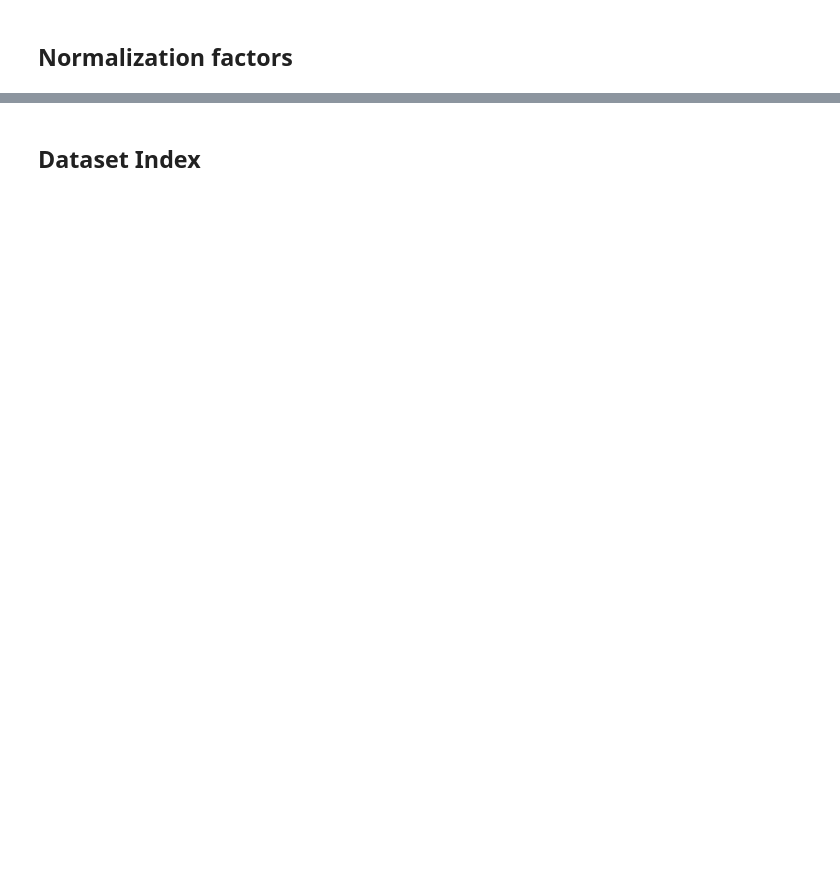
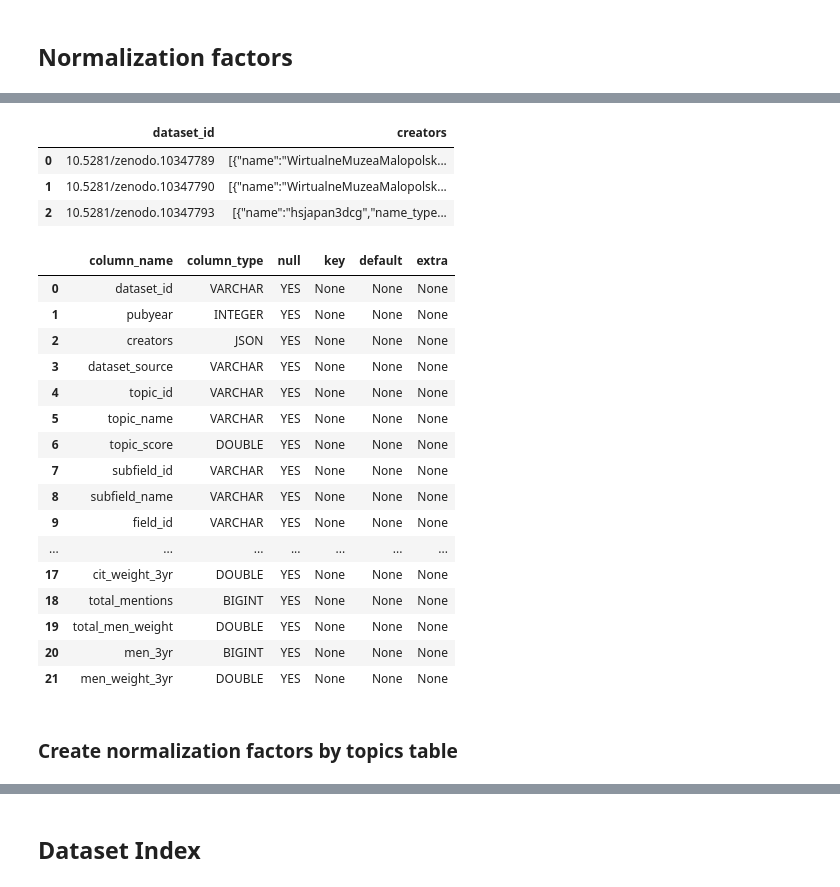
Before and after one commit to data-S-index/s-index-pipeline, a Jupyter notebook: notebooks-batch/final_processing.ipynb, the cells around one changed output, grey strips where cells are left out. Drawn from its saved outputs; the diff is of its cells as text; code cells hidden in the pictures; blank space fills up the shorter version.

```diff
--- a/notebooks-batch/final_processing.ipynb
+++ b/notebooks-batch/final_processing.ipynb
@@ -167,0 +336,34 @@ dataset_report_add_citations(dataset_report_metadata_file, citations_file, 'fina
+# %%
+con = duckdb.connect(dataset_reports_db)
+display(con.execute("SELECT dataset_id, creators FROM dataset_metrics LIMIT 3").df())
+con.close()
+# %% [output]
+|  | dataset_id | creators |
+| 0 | 10.5281/zenodo.10347789 | [{"name":"WirtualneMuzeaMalopolsk... |
+| 1 | 10.5281/zenodo.10347790 | [{"name":"WirtualneMuzeaMalopolsk... |
+| 2 | 10.5281/zenodo.10347793 | [{"name":"hsjapan3dcg","name_type... |
+# %%
+con = duckdb.connect(dataset_reports_db)
+schema_df = con.execute("DESCRIBE dataset_metrics").df()
+display(schema_df)
+con.close()
+# %% [output]
+|  | column_name | column_type | null | key | default | extra |
+| 0 | dataset_id | VARCHAR | YES | None | None | None |
+| 1 | pubyear | INTEGER | YES | None | None | None |
+| 2 | creators | JSON | YES | None | None | None |
+| 3 | dataset_source | VARCHAR | YES | None | None | None |
+| 4 | topic_id | VARCHAR | YES | None | None | None |
+| 5 | topic_name | VARCHAR | YES | None | None | None |
+| 6 | topic_score | DOUBLE | YES | None | None | None |
+| 7 | subfield_id | VARCHAR | YES | None | None | None |
+| 8 | subfield_name | VARCHAR | YES | None | None | None |
+| 9 | field_id | VARCHAR | YES | None | None | None |
+| ... | ... | ... | ... | ... | ... | ... |
+| 17 | cit_weight_3yr | DOUBLE | YES | None | None | None |
+| 18 | total_mentions | BIGINT | YES | None | None | None |
+| 19 | total_men_weight | DOUBLE | YES | None | None | None |
+| 20 | men_3yr | BIGINT | YES | None | None | None |
+| 21 | men_weight_3yr | DOUBLE | YES | None | None | None |
+# %% [markdown]
+### Create normalization factors by topics table
```
Also changed, not shown: parts of 72 cells of this notebook, 5 other files.
